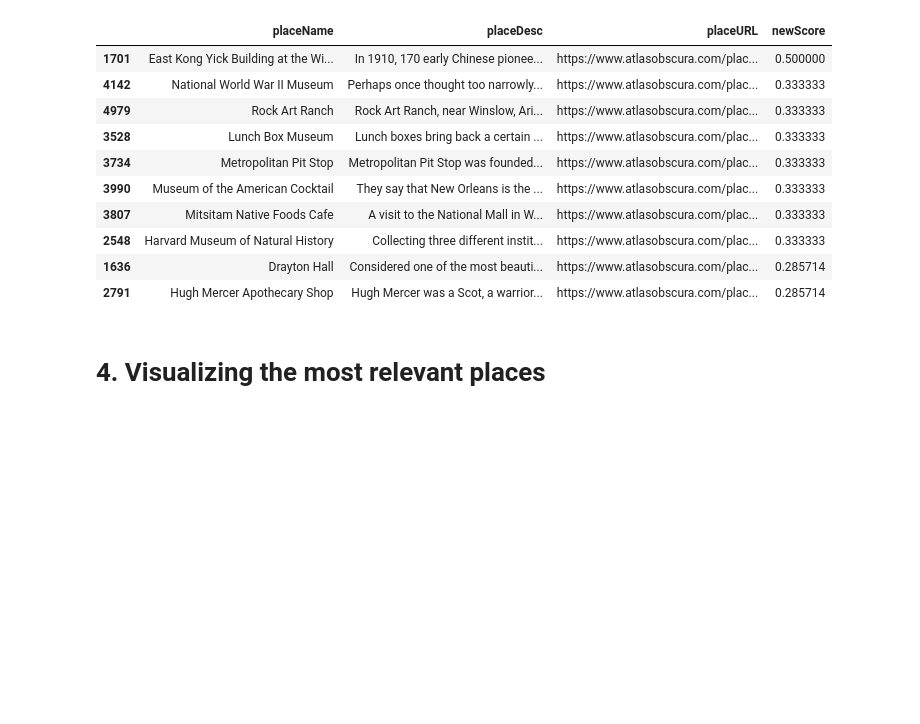
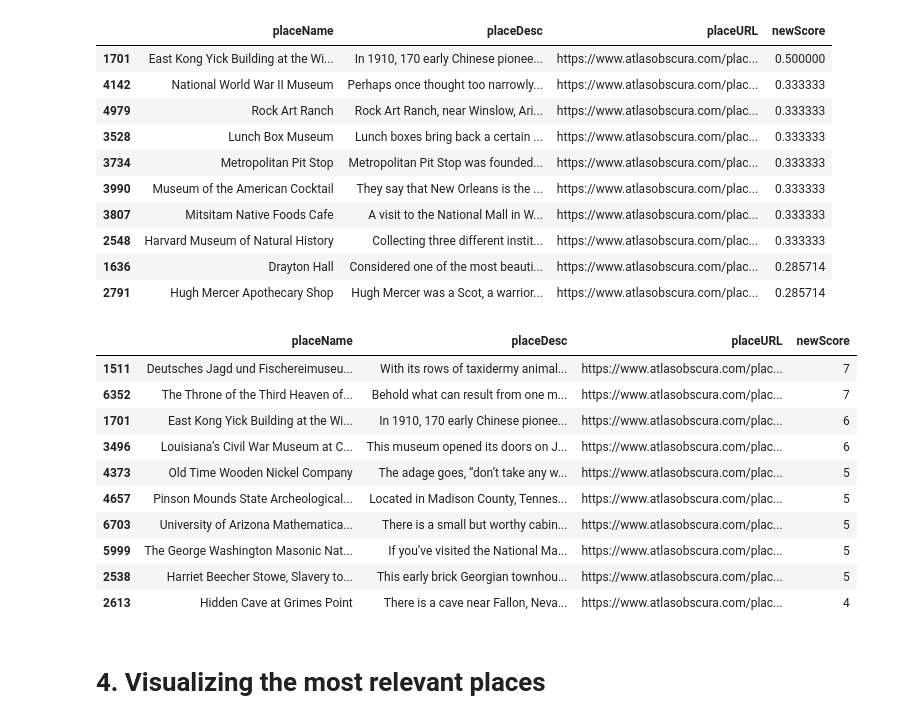
Before and after one commit to LucaFabri99/3HW-ADM-Fabri.Dinino.Aur, a Jupyter notebook: main.ipynb, the cells around one changed output. Drawn from its saved outputs; the diff is of its cells as text; code cells hidden in the pictures; blank space fills up the shorter version.

Commit message:
editDistance as new metric

```diff
--- a/main.ipynb
+++ b/main.ipynb
@@ -680,3 +621,54 @@ third_search_engine
+# %%
+def new_score_editDistance(query, df, k):
+    result = []
+    query = ntlk_analysis(query)
+    match = {str(vocabulary[term]): [] for term in query}
+
+    for key,list_of_values in inverted_index.items():
+        if key in match:
+            for value in list_of_values:
+                if value not in match[key]:
+                    match[key].append(value)
+
+
+    final_values = list(match.values())
+    intersection = set.intersection(*map(set,final_values))
+
+    rank = []
+    score = 0
+    for idx in intersection:
+        if type(df.loc[idx]['placeName']) == str:
+            placeName = ntlk_analysis(df.loc[idx]['placeName'])
+            editDistance_idx = editDistance(placeName, query, len(placeName), len(query))
+            rank.append((idx, editDistance_idx))
+        else:
+            rank.append((idx, -1))
+
+    #rank.sort(key = lambda x:x[1], reverse = True)
+    heapq.heapify(rank)
+    rank = (heapq.nlargest(n = k, iterable = rank, key = lambda x:x[1]))
+
+    for idx,score in rank:
+        series = df[['placeName', 'placeDesc','placeURL']].loc[idx]
+        series['newScore'] = score
+        result.append(series)
+
+    return pd.DataFrame(result)
+# %%
+fourth_search_engine = new_score_editDistance('american museum', mostPopularPlaces,10)
+fourth_search_engine
+# %% [output]
+|  | placeName | placeDesc | placeURL | newScore |
+| 1511 | Deutsches Jagd und Fischereimuseu... | With its rows of taxidermy animal... | https://www.atlasobscura.com/plac... | 7 |
+| 6352 | The Throne of the Third Heaven of... | Behold what can result from one m... | https://www.atlasobscura.com/plac... | 7 |
+| 1701 | East Kong Yick Building at the Wi... | In 1910, 170 early Chinese pionee... | https://www.atlasobscura.com/plac... | 6 |
+| 3496 | Louisiana’s Civil War Museum at C... | This museum opened its doors on J... | https://www.atlasobscura.com/plac... | 6 |
+| 4373 | Old Time Wooden Nickel Company | The adage goes, “don’t take any w... | https://www.atlasobscura.com/plac... | 5 |
+| 4657 | Pinson Mounds State Archeological... | Located in Madison County, Tennes... | https://www.atlasobscura.com/plac... | 5 |
+| 6703 | University of Arizona Mathematica... | There is a small but worthy cabin... | https://www.atlasobscura.com/plac... | 5 |
+| 5999 | The George Washington Masonic Nat... | If you’ve visited the National Ma... | https://www.atlasobscura.com/plac... | 5 |
+| 2538 | Harriet Beecher Stowe, Slavery to... | This early brick Georgian townhou... | https://www.atlasobscura.com/plac... | 5 |
+| 2613 | Hidden Cave at Grimes Point | There is a cave near Fallon, Neva... | https://www.atlasobscura.com/plac... | 4 |
 # %% [markdown]
 # 4. Visualizing the most relevant places
 # %%
```
Also changed, not shown: parts of 13 cells of this notebook.
